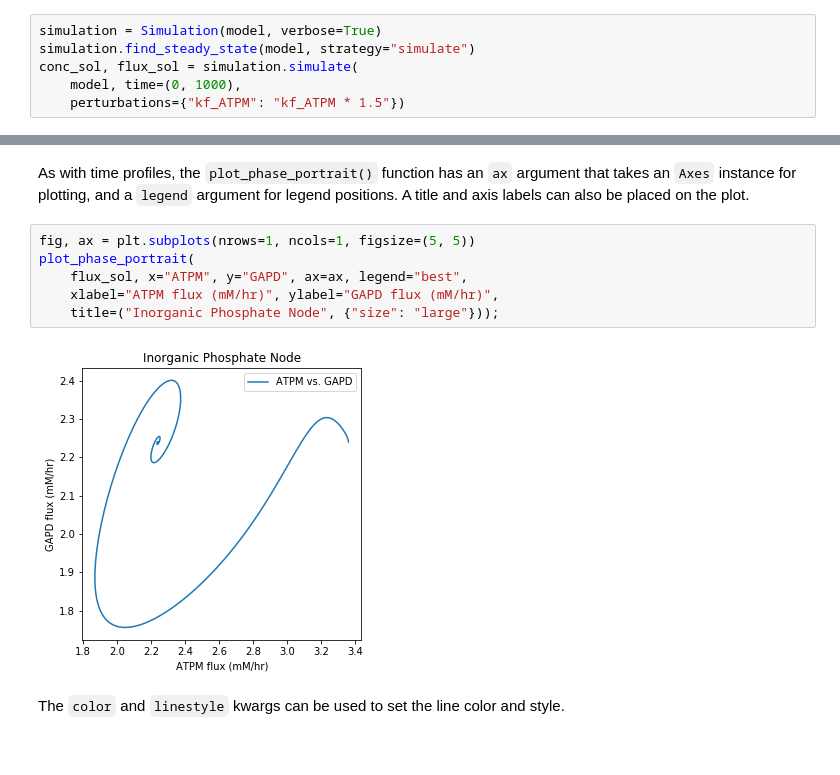
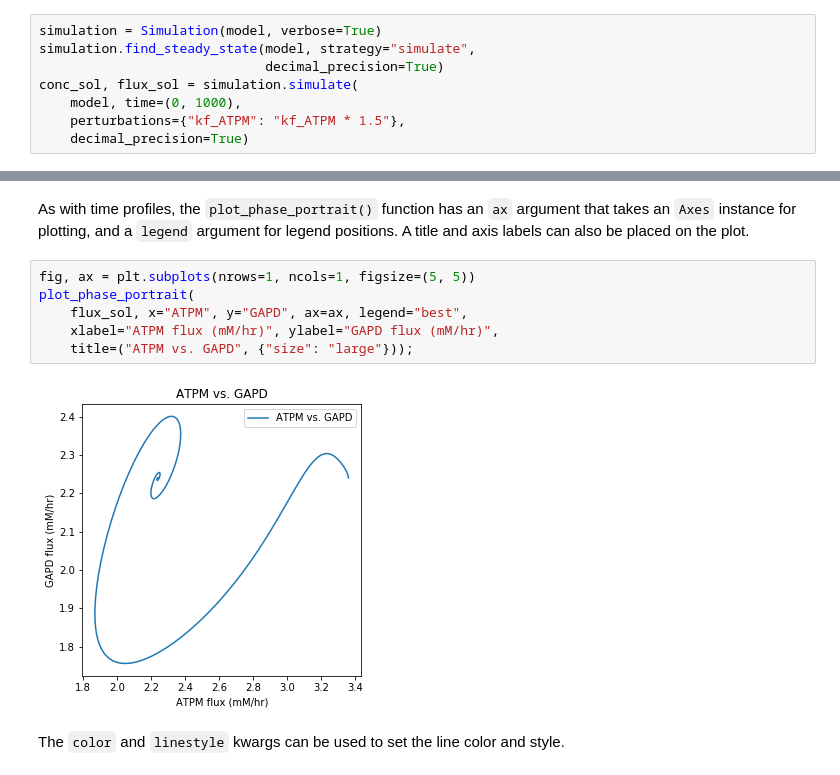
Before and after one commit to SBRG/MASSpy, a Jupyter notebook: documentation_builder/notebooks/plot_visualization.ipynb, the cells around one changed output, grey strips where cells are left out. Drawn from its saved outputs; the diff is of its cells as text.

```diff
--- a/documentation_builder/notebooks/plot_visualization.ipynb
+++ b/documentation_builder/notebooks/plot_visualization.ipynb
@@ -30,10 +32,12 @@ Academic license - for non-commercial use only
 A simulation is performed with a perturbation in order to generate some results for plotting:
 # %%
 simulation = Simulation(model, verbose=True)
-simulation.find_steady_state(model, strategy="simulate")
+simulation.find_steady_state(model, strategy="simulate",
+                             decimal_precision=True)
 conc_sol, flux_sol = simulation.simulate(
     model, time=(0, 1000),
-    perturbations={"kf_ATPM": "kf_ATPM * 1.5"})
+    perturbations={"kf_ATPM": "kf_ATPM * 1.5"},
+    decimal_precision=True)
 # %% [output]
 Successfully loaded MassModel 'Glycolysis' into RoadRunner.
 # %% [markdown]
@@ -190,11 +229,11 @@ As with time profiles, the `plot_phase_portrait()` function has an `ax` argument
 # %%
 fig, ax = plt.subplots(nrows=1, ncols=1, figsize=(5, 5))
 plot_phase_portrait(
     flux_sol, x="ATPM", y="GAPD", ax=ax, legend="best",
     xlabel="ATPM flux (mM/hr)", ylabel="GAPD flux (mM/hr)",
-    title=("Inorganic Phosphate Node", {"size": "large"}));
+    title=("ATPM vs. GAPD", {"size": "large"}));
 # %% [output]
-[figure, old version]
+[figure, new version]
 # %% [markdown]
 The `color` and `linestyle` kwargs can be used to set the line color and style.
 # %%
```
Also changed, not shown: parts of 16 cells of this notebook, 12 other files.
